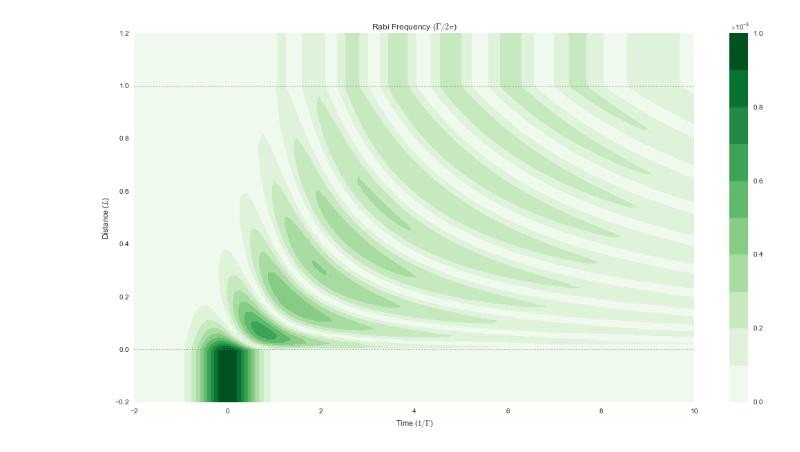
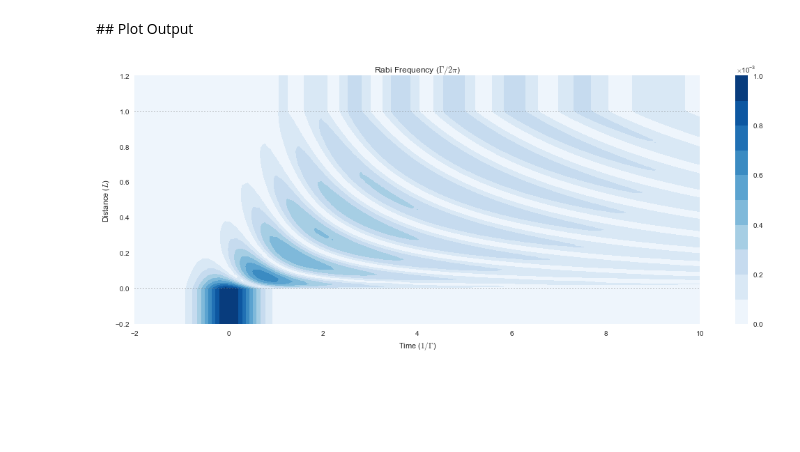
Before and after one commit to tpogden/notebooks-maxwellbloch, a Jupyter notebook: mb-solve-two-weak-pulse-some-atoms.ipynb, the cells around one changed output. Drawn from its saved outputs; the diff is of its cells as text; code cells hidden in the pictures; blank space fills up the shorter version.

```diff
--- a/mb-solve-two-weak-pulse-some-atoms.ipynb
+++ b/mb-solve-two-weak-pulse-some-atoms.ipynb
@@ -70,23 +77,24 @@ Wall time: 4.42 ms
+# %% [markdown]
+## Plot Output
 # %%
 import matplotlib.pyplot as plt
 %matplotlib inline
 import seaborn as sns
 
 import numpy as np
 
-fig = plt.figure(1, figsize=(16, 9))
+fig = plt.figure(1, figsize=(16, 6))
 ax = fig.add_subplot(111)
-#fig, ax = plt.subplots(figsize=(16, 9))
 cmap_range = np.linspace(0.0, 1.0e-3, 11)
 cf = ax.contourf(mb_solve_00.tlist, mb_solve_00.zlist,
                  np.abs(mb_solve_00.Omegas_zt[0]/(2*np.pi)),
-                 cmap_range, cmap=plt.cm.Greens)
+                 cmap_range, cmap=plt.cm.Blues)
 ax.set_title('Rabi Frequency ($\Gamma / 2\pi $)')
 ax.set_xlabel('Time ($1/\Gamma$)')
 ax.set_ylabel('Distance ($L$)')
 for y in [0.0, 1.0]:
     ax.axhline(y, c='grey', lw=1.0, ls='dotted')
 plt.colorbar(cf)
 plt.savefig('images/mb-solve-two-weak-pulse-some-atoms.png')
 # %% [output]
-[figure, old version]
+[figure, new version]
```
Also changed, not shown: parts of 6 cells of this notebook, 7 other files.
